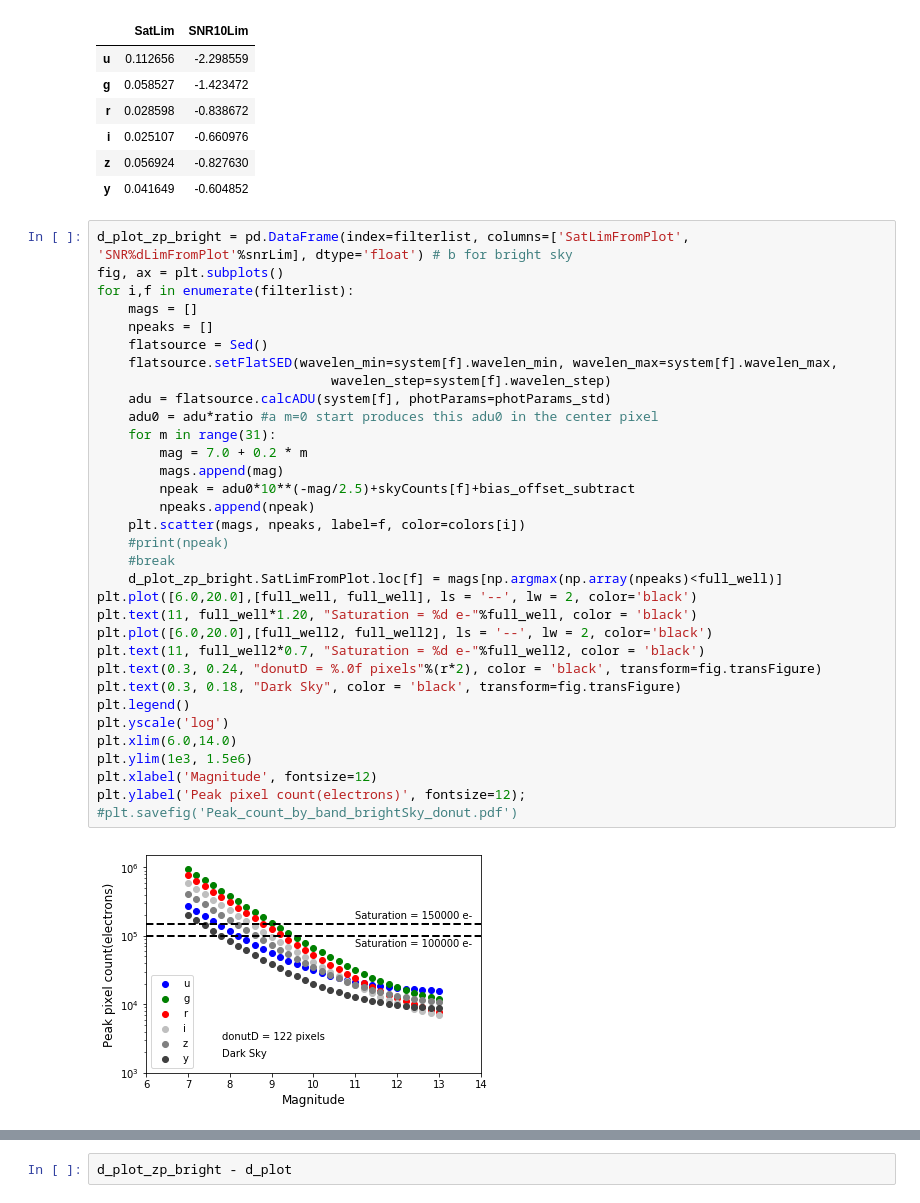
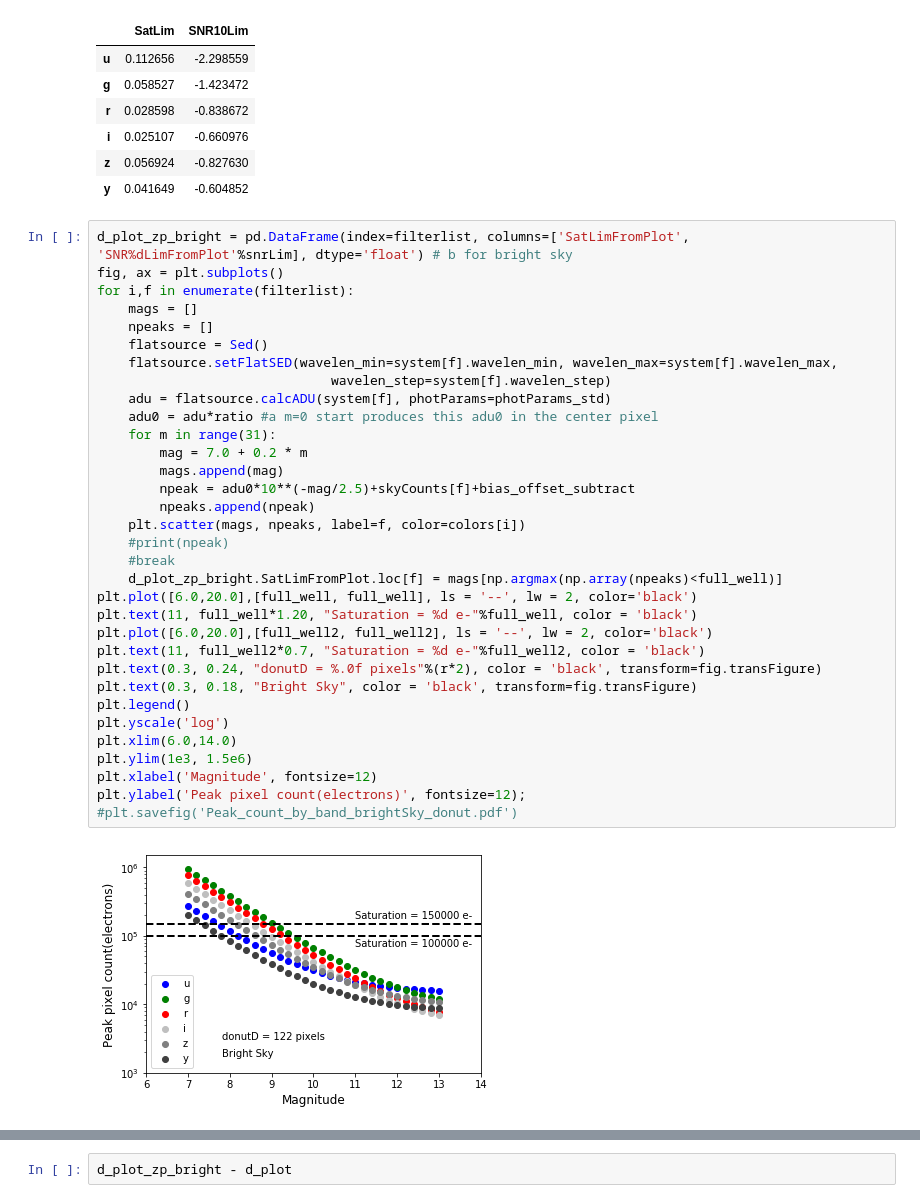
Before and after one commit to bxin/scratchBook, a Jupyter notebook: saturation_limit/saturation_limit_donut.ipynb, the cells around one changed output, grey strips where cells are left out. Drawn from its saved outputs; the diff is of its cells as text.

```diff
--- a/saturation_limit/saturation_limit_donut.ipynb
+++ b/saturation_limit/saturation_limit_donut.ipynb
@@ -408,35 +408,35 @@ fig, ax = plt.subplots()
 for i,f in enumerate(filterlist):
     mags = []
     npeaks = []
     flatsource = Sed()
     flatsource.setFlatSED(wavelen_min=system[f].wavelen_min, wavelen_max=system[f].wavelen_max,
                               wavelen_step=system[f].wavelen_step)
     adu = flatsource.calcADU(system[f], photParams=photParams_std)
     adu0 = adu*ratio #a m=0 start produces this adu0 in the center pixel
     for m in range(31):
         mag = 7.0 + 0.2 * m
         mags.append(mag)
         npeak = adu0*10**(-mag/2.5)+skyCounts[f]+bias_offset_subtract
         npeaks.append(npeak)
     plt.scatter(mags, npeaks, label=f, color=colors[i])
     #print(npeak)
     #break
     d_plot_zp_bright.SatLimFromPlot.loc[f] = mags[np.argmax(np.array(npeaks)<full_well)]
 plt.plot([6.0,20.0],[full_well, full_well], ls = '--', lw = 2, color='black')
 plt.text(11, full_well*1.20, "Saturation = %d e-"%full_well, color = 'black')
 plt.plot([6.0,20.0],[full_well2, full_well2], ls = '--', lw = 2, color='black')
 plt.text(11, full_well2*0.7, "Saturation = %d e-"%full_well2, color = 'black')
 plt.text(0.3, 0.24, "donutD = %.0f pixels"%(r*2), color = 'black', transform=fig.transFigure)
-plt.text(0.3, 0.18, "Dark Sky", color = 'black', transform=fig.transFigure)
+plt.text(0.3, 0.18, "Bright Sky", color = 'black', transform=fig.transFigure)
 plt.legend()
 plt.yscale('log')
 plt.xlim(6.0,14.0)
 plt.ylim(1e3, 1.5e6)
 plt.xlabel('Magnitude', fontsize=12)
 plt.ylabel('Peak pixel count(electrons)', fontsize=12);
 #plt.savefig('Peak_count_by_band_brightSky_donut.pdf')
 # %% [output]
-[figure, old version]
+[figure, new version]
 # %%
 fig, ax = plt.subplots()
 for i,f in enumerate(filterlist):
```
Also changed, not shown: parts of 4 cells of this notebook.
